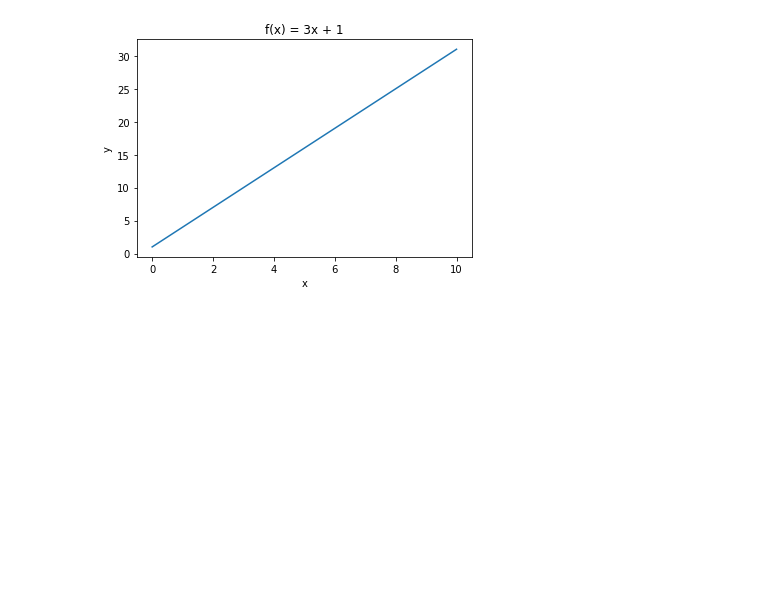
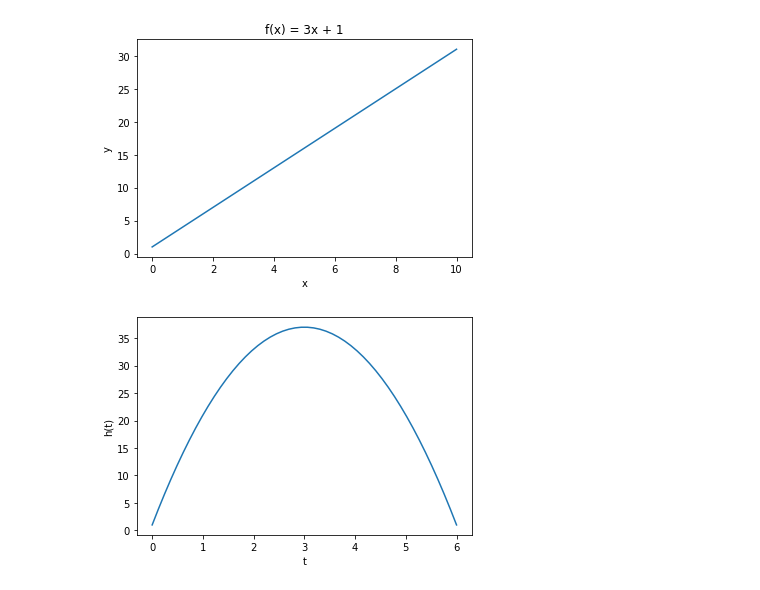
Before and after one commit to endagmedsigh/sami_mounir_19D, a Jupyter notebook: Programmering/numpy/numpy.ipynb, the cells around one changed output. Cells and saved outputs as stored; diff of their text form; code cells hidden in the pictures; blank space fills up the shorter version.

```diff
--- a/Programmering/numpy/numpy.ipynb
+++ b/Programmering/numpy/numpy.ipynb
@@ -40,3 +40,16 @@ plt.ylabel("y")
 plt.show()
 # %% [output]
 [figure]
+# %%
+import numpy as np
+import matplotlib.pyplot as plt
+
+t = np.linspace(0,6)
+y = -4*t**2+24*t+1
+
+plt.plot(t,y)
+plt.ylabel("h(t)")
+plt.xlabel("t")
+plt.show()
+# %% [output]
+[figure, added]
```
